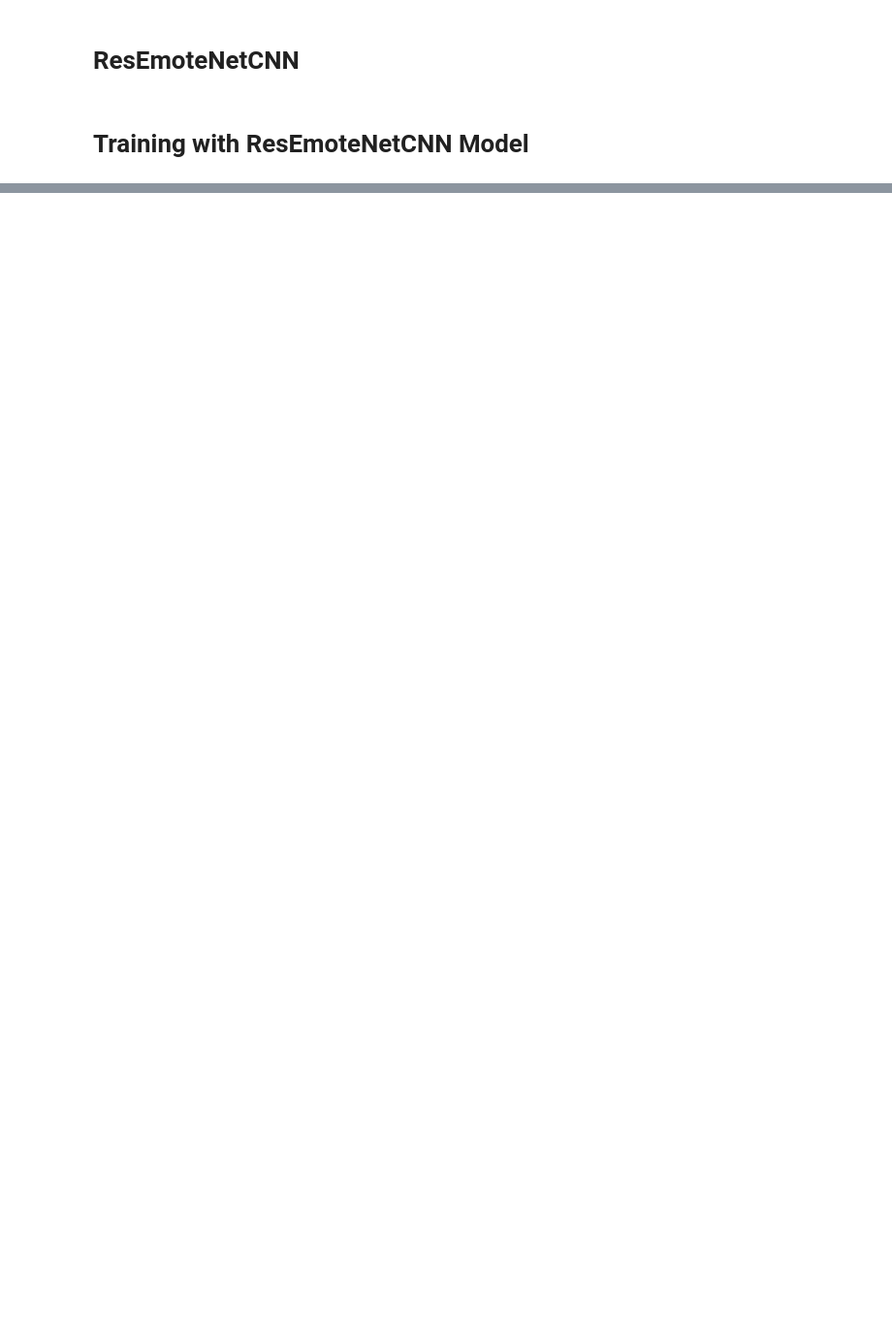
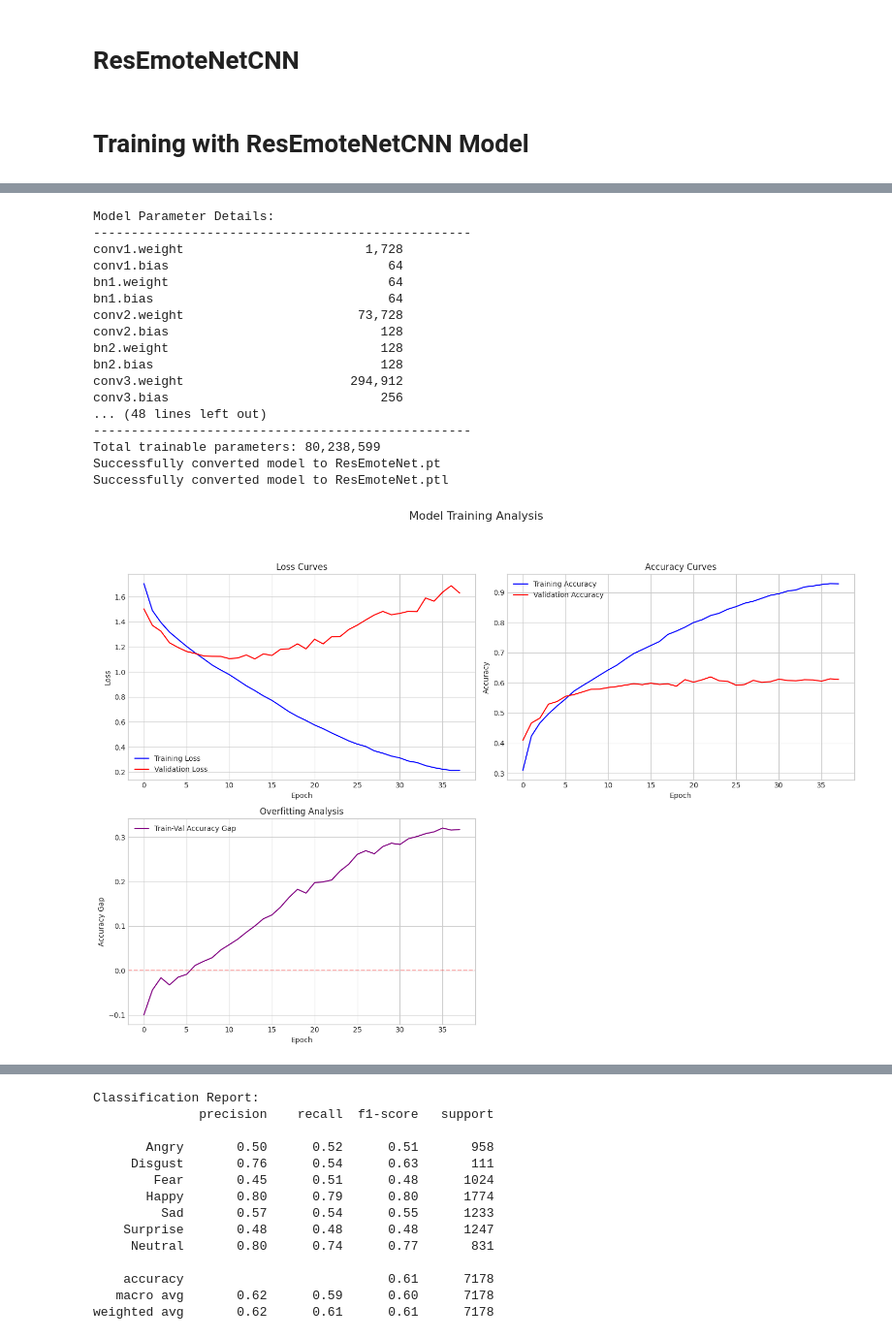
Before and after one commit to Ngapa/Facial-Expression-Recognition, a Jupyter notebook: cnn-resemotenet.ipynb, the cells around one changed output, grey strips where cells are left out. Shown at 97% size. Drawn from its saved outputs; the diff is of its cells as text; code cells hidden in the pictures; blank space fills up the shorter version.

Commit message:
Kaggle Notebook | CNN-ResEmoteNet | Make Improvement and Create Conversion

```diff
--- a/cnn-resemotenet.ipynb
+++ b/cnn-resemotenet.ipynb
@@ -118,7 +117,6 @@ train_transform = transforms.Compose([
     transforms.Resize((64, 64)),
     transforms.Grayscale(num_output_channels=3),
     transforms.RandomHorizontalFlip(),
-    transforms.RandomRotation(10),
     transforms.ToTensor(),
     transforms.Normalize(
         mean=[0.485, 0.456, 0.406],
@@ -129,6 +127,7 @@ train_transform = transforms.Compose([
 test_transform = transforms.Compose([
     transforms.Resize((64, 64)),
     transforms.Grayscale(num_output_channels=3),
+    transforms.RandomHorizontalFlip(),
     transforms.ToTensor(),
     transforms.Normalize(
         mean=[0.485, 0.456, 0.406],
@@ -147,10 +146,12 @@ val_dataset = datasets.ImageFolder(
     transform=test_transform
 )
 
+BATCH_SIZE = 16
+
 # Create data loaders
 train_loader = DataLoader(
     train_dataset,
-    batch_size=16,
+    batch_size=BATCH_SIZE,
     shuffle=True,
     num_workers=2,
     pin_memory=True
@@ -158,7 +159,7 @@ train_loader = DataLoader(
 
 val_loader = DataLoader(
     val_dataset,
-    batch_size=16,
+    batch_size=BATCH_SIZE,
     shuffle=False,
     num_workers=2,
     pin_memory=True
@@ -168,7 +169,6 @@ val_loader = DataLoader(
 model = ResEmoteNet().to(device)
 criterion = nn.CrossEntropyLoss()
 optimizer = optim.SGD(model.parameters(), lr=0.001, momentum=0.9, weight_decay=1e-4)
-scheduler = optim.lr_scheduler.ReduceLROnPlateau(optimizer, mode='max', factor=0.1, patience=5, verbose=True)
 
 # Print dataset sizes
 print(f"Training set size: {len(train_dataset)}")
@@ -239,9 +239,6 @@ for epoch in range(num_epochs):
     val_loss = val_loss / len(val_loader)
     val_acc = val_correct / val_total
 
-    # Update learning rate
-    scheduler.step(val_acc)
-
     # Store history
     history['train_loss'].append(train_loss)
     history['train_acc'].append(train_acc)
@@ -524,0 +581,34 @@ weighted avg       0.65      0.65      0.65      7178
+# %%
+print_parameter_details(model)
+
+pt_path, ptl_path = convert_all_formats('ResEmoteNetCNN_model.pth', 'ResEmoteNet')
+
+plot_training_curves(history)
+
+# Definisikan nama kelas sesuai dengan dataset FER2013
+class_names = ['Angry', 'Disgust', 'Fear', 'Happy', 'Sad', 'Surprise', 'Neutral']
+
+# Evaluasi model dan tampilkan confusion matrix
+evaluate_model(model, val_loader, device, class_names)
+
+# Tampilkan contoh prediksi
+plot_sample_predictions(model, val_loader, device, class_names)
+# %% [output]
+Model Parameter Details:
+--------------------------------------------------
+conv1.weight                        1,728
+conv1.bias                             64
+bn1.weight                             64
+bn1.bias                               64
+conv2.weight                       73,728
+conv2.bias                            128
+bn2.weight                            128
+bn2.bias                              128
+conv3.weight                      294,912
+conv3.bias                            256
+... (48 lines left out)
+--------------------------------------------------
+Total trainable parameters: 80,238,599
+Successfully converted model to ResEmoteNet.pt
+Successfully converted model to ResEmoteNet.ptl
+[figure, added]
@@ -524,0 +616,14 @@ weighted avg       0.65      0.65      0.65      7178
+Classification Report:
+              precision    recall  f1-score   support
+
+       Angry       0.50      0.52      0.51       958
+     Disgust       0.76      0.54      0.63       111
+        Fear       0.45      0.51      0.48      1024
+       Happy       0.80      0.79      0.80      1774
+         Sad       0.57      0.54      0.55      1233
+    Surprise       0.48      0.48      0.48      1247
+     Neutral       0.80      0.74      0.77       831
+
+    accuracy                           0.61      7178
+   macro avg       0.62      0.59      0.60      7178
+weighted avg       0.62      0.61      0.61      7178
```
Also changed, not shown: parts of 5 cells of this notebook.
